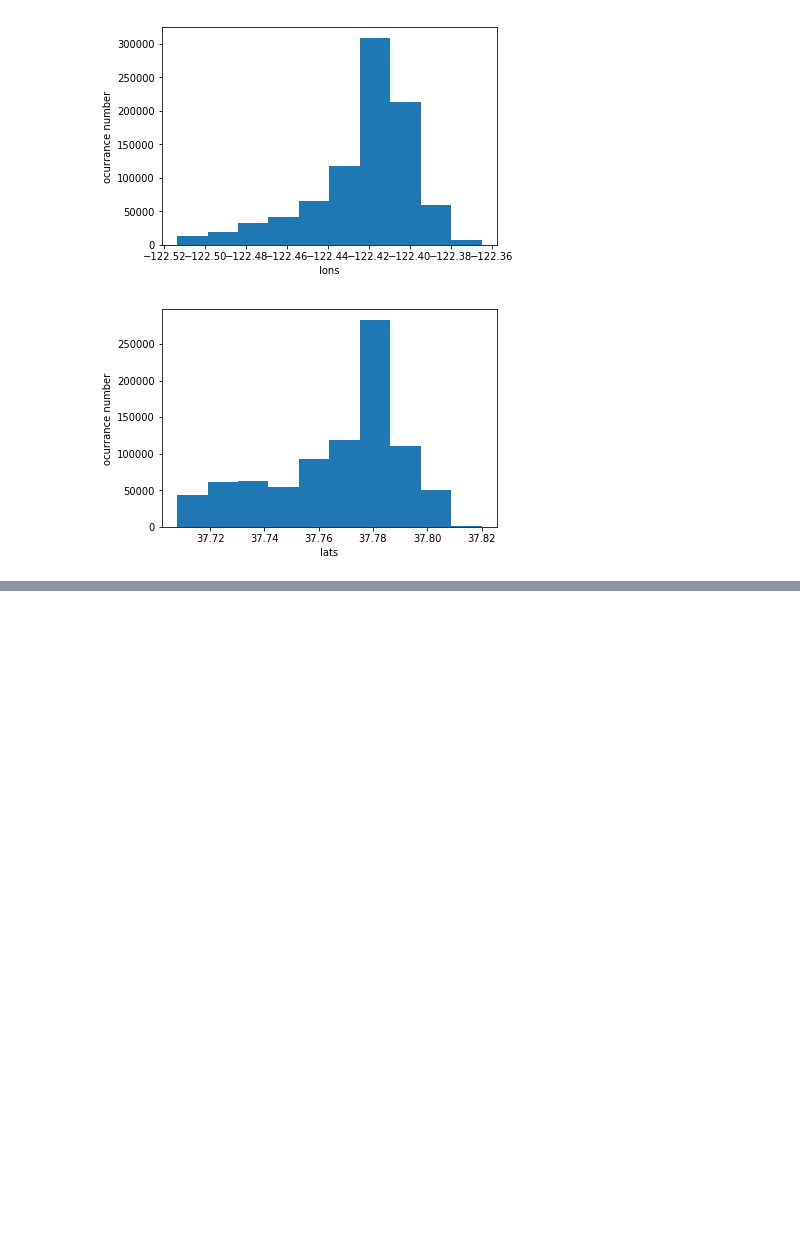
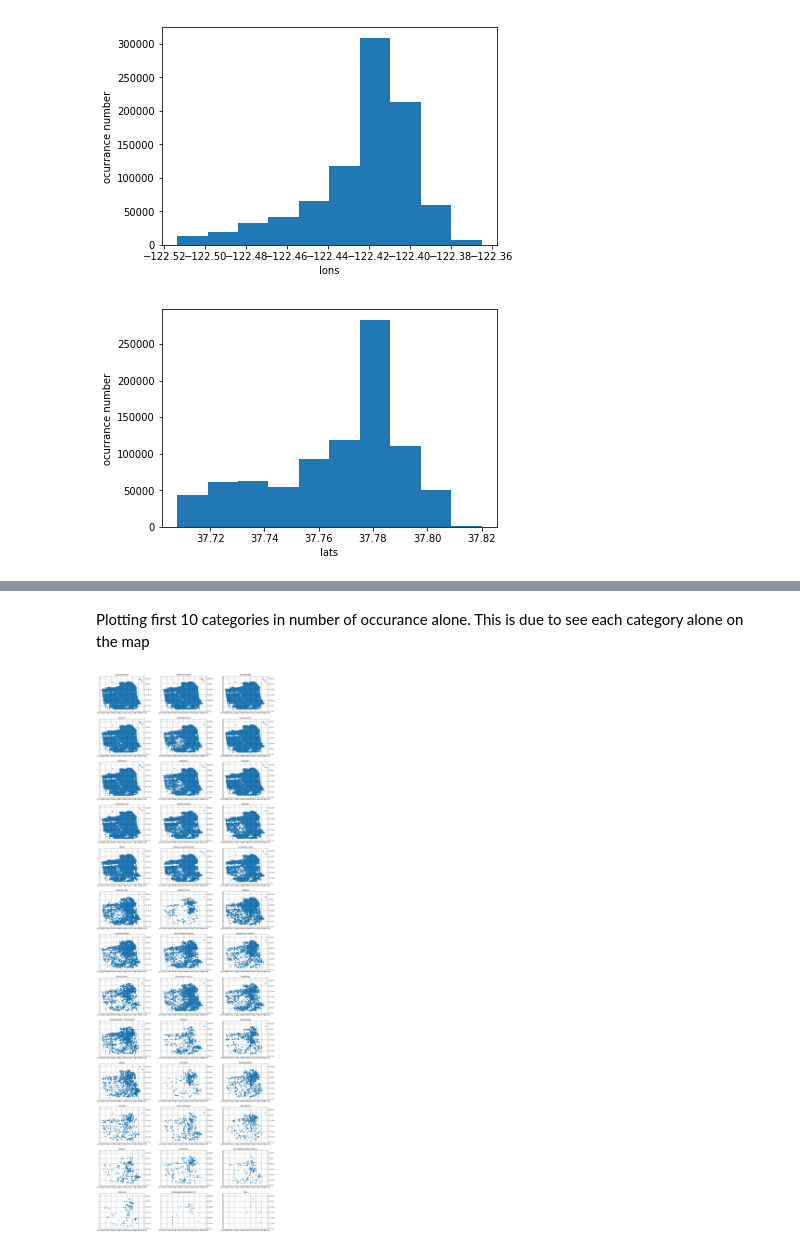
Before and after one commit to yousefzook/Crime-Classification-ML, a Jupyter notebook: San Francisco Crime Classification.ipynb, the cells around one changed output, grey strips where cells are left out. Saved outputs shown, nothing was run; the diff lists cells and outputs as text; code cells hidden in the pictures; blank space fills up the shorter version.

```diff
--- a/San Francisco Crime Classification.ipynb
+++ b/San Francisco Crime Classification.ipynb
@@ -180,0 +135,9 @@ Name: Y, Length: 34243, dtype: int64
+# %%
+from collections import Counter
+
+categories = train_df['Category']
+# count the number of occurances for each category
+occurances = Counter(categories)
+sorted_occ = sorted(occurances.items(), key=lambda pair: pair[1], reverse=True)
+for key, value in sorted_occ:
+    print key, value
@@ -180,0 +200,34 @@ Name: Y, Length: 34243, dtype: int64
+# %% [markdown]
+Plotting first 10 categories in number of occurance alone. This is due to see each category alone on the map
+# %%
+from mpl_toolkits.basemap import Basemap
+from matplotlib import gridspec
+
+plt.subplots(figsize=(24, 78))
+i = 0 # subplot row
+
+grid = gridspec.GridSpec(13,3)
+for pair in sorted_occ[:]:
+    ax = plt.subplot(grid[i])
+    map = Basemap(
+        llcrnrlon=lon_min-0.01,
+        llcrnrlat=lat_min-0.01,
+        urcrnrlon=lon_max+0.01,
+        urcrnrlat=lat_max+0.01
+    )
+    parallels = np.arange(37,38,0.02)
+    meridians = np.arange(-122.6,-122.3,.02)
+    map.drawcounties()
+    map.drawparallels(parallels,labels=[False,True,True,False])
+    map.drawmeridians(meridians,labels=[True,False,False,True])
+    category_data = train_df[train_df['Category'] == pair[0]]
+
+    lons = category_data['X']
+    lats = category_data['Y']
+    map.scatter(lons, lats)
+    plt.title(pair[0]) # pair[0] = category name
+    i+=1
+
+plt.show()
+# %% [output]
+[figure, added]
```
Also changed, not shown: parts of 9 cells of this notebook, 1 other file.
